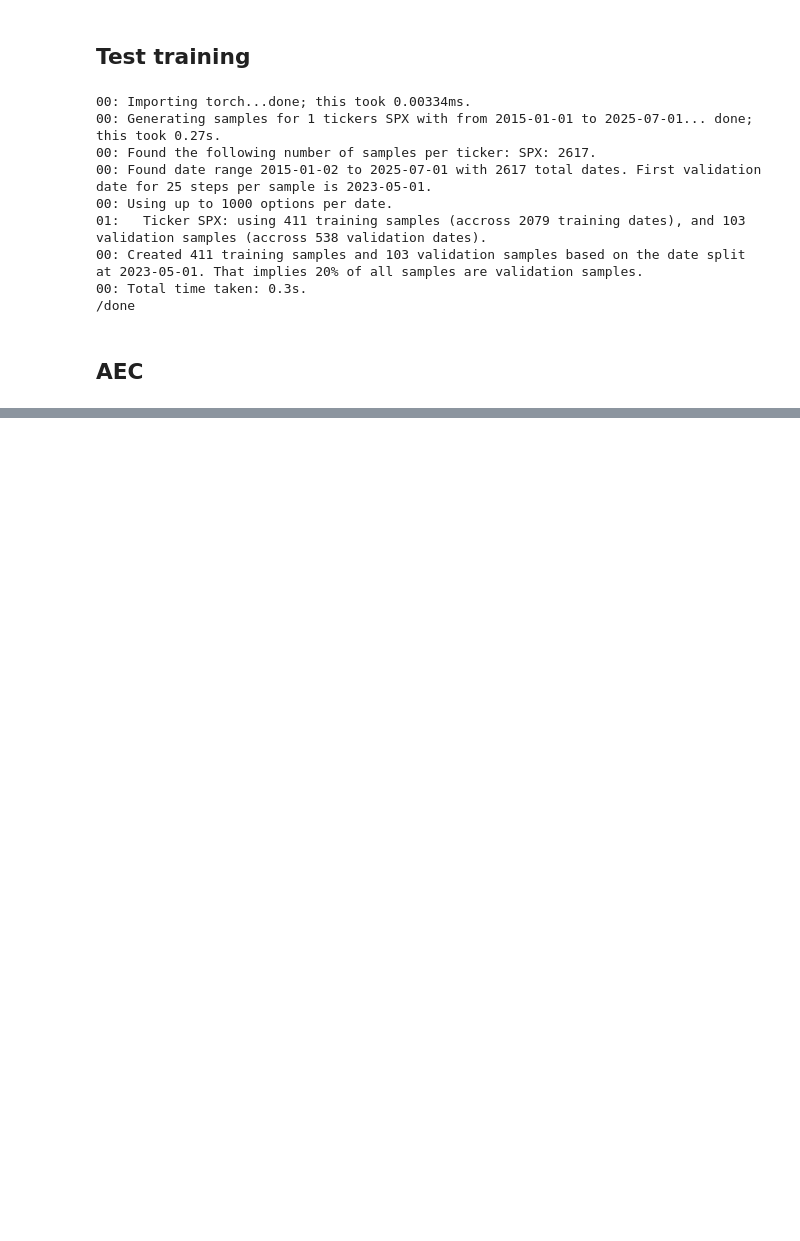
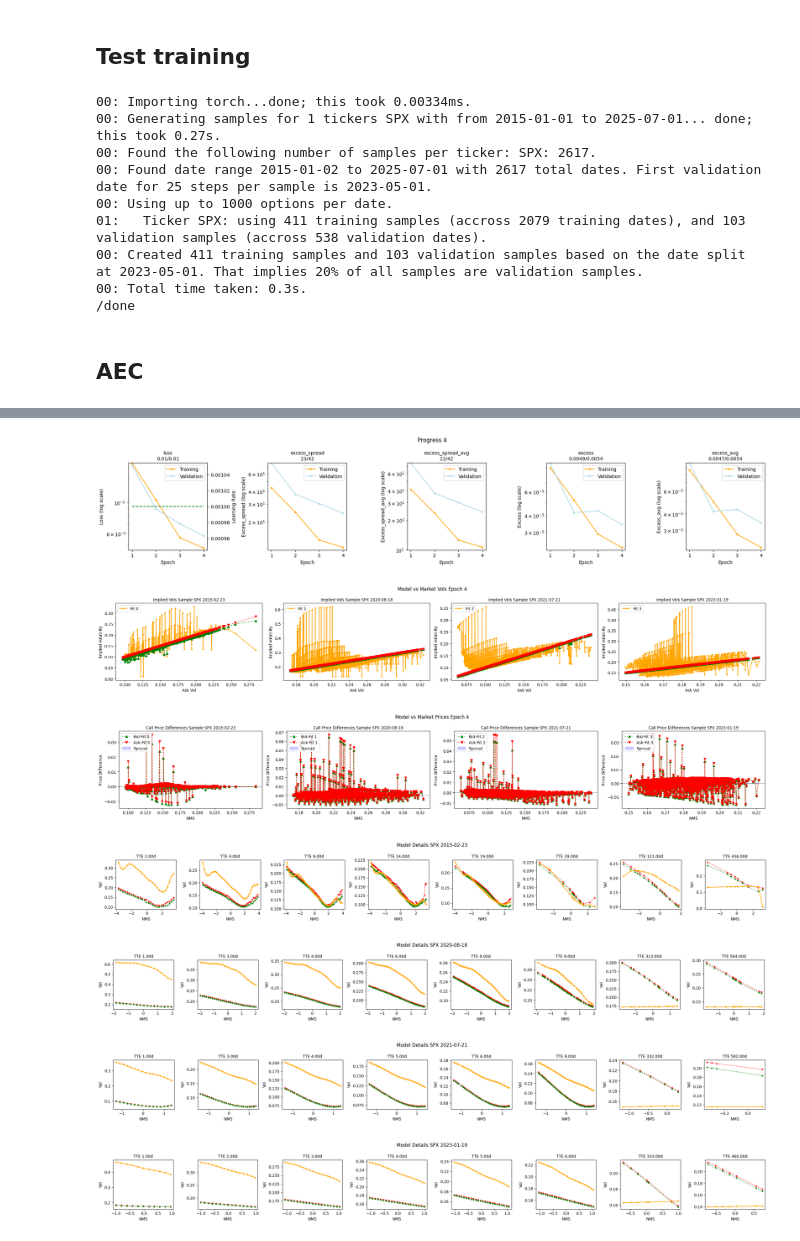
Before and after one commit to hansbuehler/quant_data, a Jupyter notebook: quantdata/dysanos/simple/aec/train_sqrtVar_sqrtVar_linattn.ipynb, the cells around one changed output, grey strips where cells are left out. Saved outputs shown, nothing was run; the diff lists cells and outputs as text; code cells hidden in the pictures; blank space fills up the shorter version.

```diff
--- a/quantdata/dysanos/simple/aec/train_sqrtVar_sqrtVar_linattn.ipynb
+++ b/quantdata/dysanos/simple/aec/train_sqrtVar_sqrtVar_linattn.ipynb
@@ -92,7 +92,7 @@ aec_config = AEC.Config(
     ),
 )
 
-run( ipynbname.name(), version="1", aec_config=aec_config, sampler=sampler, epochs = 1000, batch_per_epoch = 100, debug=False, val_batch_size=256 )
+run( ipynbname.name(), version="1.1", aec_config=aec_config, sampler=sampler, epochs = 1000, batch_per_epoch = 100, debug=False, val_batch_size=256 )
 # %% [output]
 Cleaning up memory... done.
 /model created.
@@ -105,0 +106,7 @@ Cleaning up memory... done.
+[figure, added]
+[figure, added]
+[figure, added]
+[figure, added]
+[figure, added]
+[figure, added]
+[figure, added]
```
Also changed, not shown: parts of 1 cell of this notebook, 8 other files.
